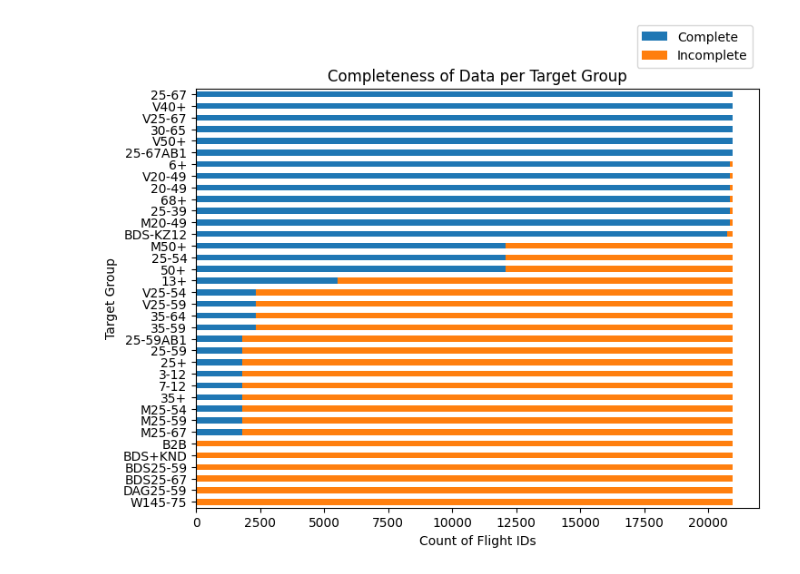
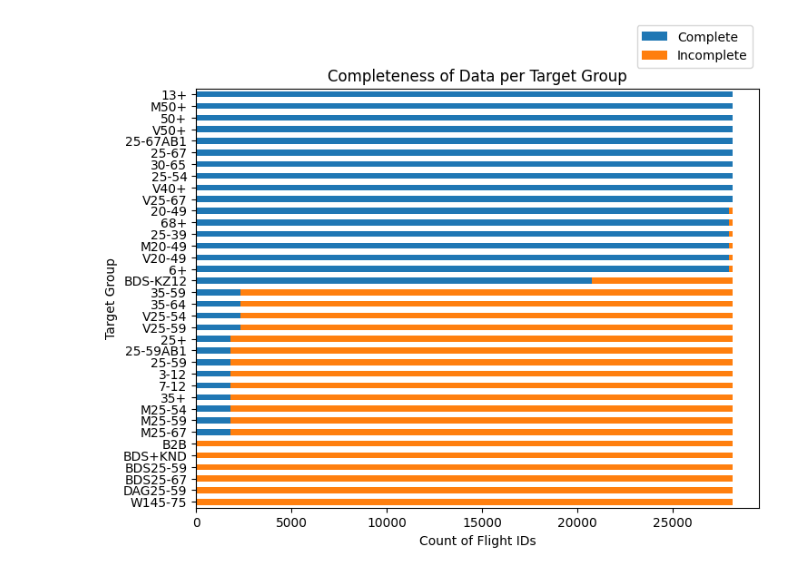
Before and after one commit to JordysHub/CampTvNew, a Jupyter notebook: models/data_overview.ipynb, the cells around one changed output. Saved outputs shown, nothing was run; the diff lists cells and outputs as text; code cells hidden in the pictures.

```diff
--- a/models/data_overview.ipynb
+++ b/models/data_overview.ipynb
@@ -172,7 +172,7 @@ target_groups = ['25-67', 'B2B', '20-49', '3-12', '30-65', '35+', '35-59', '35-6
                  'M25-67', 'M50+', 'V20-49', 'V25-54', 'V25-59', 'V25-67', 'V40+',
                  'V50+', 'W145-75', 'BDS-KZ12']
 
-start_date = '2022-01-01'  # example start date, adjust as needed
+start_date = '2021-01-01'  # example start date, adjust as needed
 
 # List to store completeness information
 completeness_data = []
@@ -204,31 +204,31 @@ for tg in target_groups:
         start_date >= '{start_date}' AND
         flight_id NOT IN (SELECT flight_id FROM CompleteFlights);
     """
     df = query_to_df(query)
     completeness_data.append(df)
 
 # Concatenate all results into one DataFrame
 completeness_df = pd.concat(completeness_data, ignore_index=True)
 
 # Pivot the DataFrame to have 'Complete' and 'Incomplete' as columns
 pivot_df = completeness_df.pivot(index='target_group', columns='data_status', values='count_flights')
 
 # Calculate completeness (ratio of Complete flights to Total flights)
 pivot_df['Completeness'] = pivot_df['Complete'] / (pivot_df['Complete'] + pivot_df['Incomplete'])
 
 # Sort by Completeness
 pivot_df = pivot_df.sort_values(by='Completeness', ascending=True)
 
 # Plotting the horizontal bar chart
 plt.figure(figsize=(8, 6))
 pivot_df[['Complete', 'Incomplete']].plot(kind='barh', stacked=True, ax=plt.gca())
 plt.xlabel('Count of Flight IDs')
 plt.ylabel('Target Group')
 plt.title('Completeness of Data per Target Group')
 
 # Move the legend outside of the plot
 plt.legend(loc='center right', bbox_to_anchor=(1.0, 1.1))
 
 plt.show()
 # %% [output]
-[figure, old version]
+[figure, new version]
```
Also changed, not shown: parts of 2 cells of this notebook, 2 other files.
